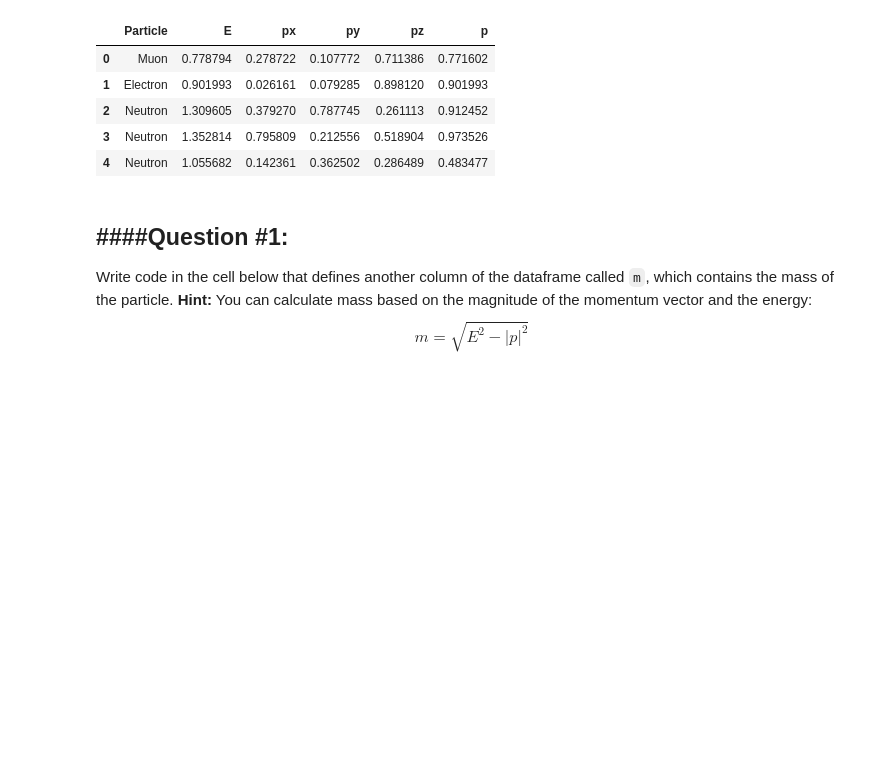
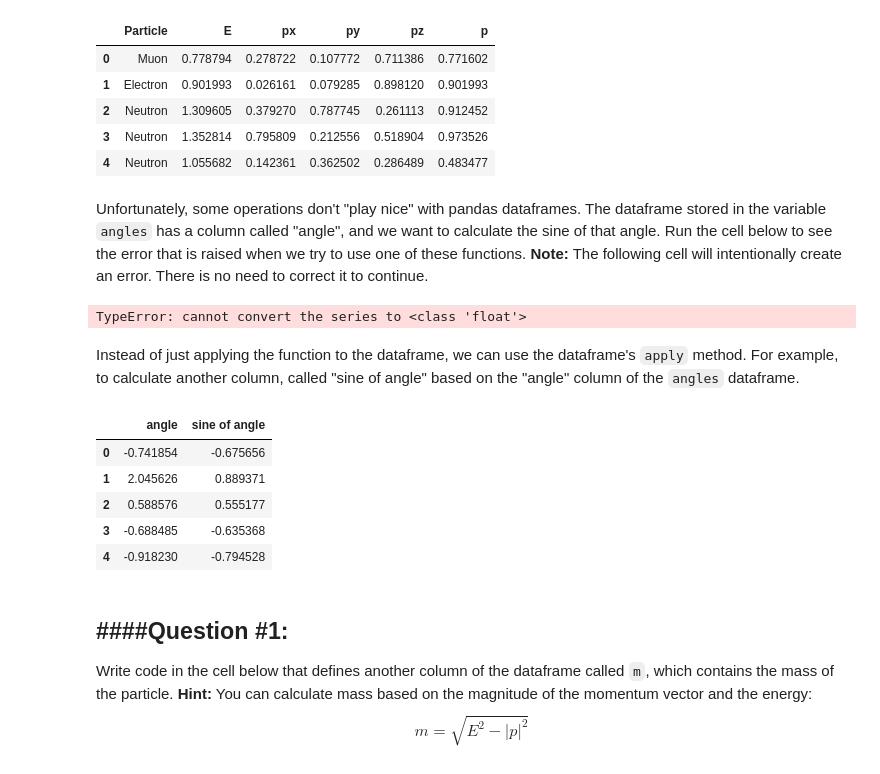
Before and after one commit to duberii/pid-playground, a Jupyter notebook: activities/Introduction_to_Pandas.ipynb, the cells around one changed output. Drawn from its saved outputs; the diff is of its cells as text; code cells hidden in the pictures; blank space fills up the shorter version.

```diff
--- a/activities/Introduction_to_Pandas.ipynb
+++ b/activities/Introduction_to_Pandas.ipynb
@@ -85,6 +88,24 @@ df.head()
 | 2 | Neutron | 1.309605 | 0.379270 | 0.787745 | 0.261113 | 0.912452 |
 | 3 | Neutron | 1.352814 | 0.795809 | 0.212556 | 0.518904 | 0.973526 |
 | 4 | Neutron | 1.055682 | 0.142361 | 0.362502 | 0.286489 | 0.483477 |
+# %% [markdown]
+Unfortunately, some operations don't "play nice" with pandas dataframes. The dataframe stored in the variable `angles` has a column called "angle", and we want to calculate the sine of that angle. Run the cell below to see the error that is raised when we try to use one of these functions. **Note:** The following cell will intentionally create an error. There is no need to correct it to continue.
+# %%
+angles['sine of angle'] = math.sin(angles['angle'])
+# %% [output]
+TypeError: cannot convert the series to <class 'float'>
+# %% [markdown]
+Instead of just applying the function to the dataframe, we can use the dataframe's `apply` method. For example, to calculate another column, called "sine of angle" based on the "angle" column of the `angles` dataframe.
+# %%
+angles['sine of angle'] = angles['angle'].apply(math.sin)
+angles.head()
+# %% [output]
+|  | angle | sine of angle |
+| 0 | -0.741854 | -0.675656 |
+| 1 | 2.045626 | 0.889371 |
+| 2 | 0.588576 | 0.555177 |
+| 3 | -0.688485 | -0.635368 |
+| 4 | -0.918230 | -0.794528 |
 # %% [markdown]
 ####**Question #1:**
 ---
```
Also changed, not shown: parts of 8 cells of this notebook.
